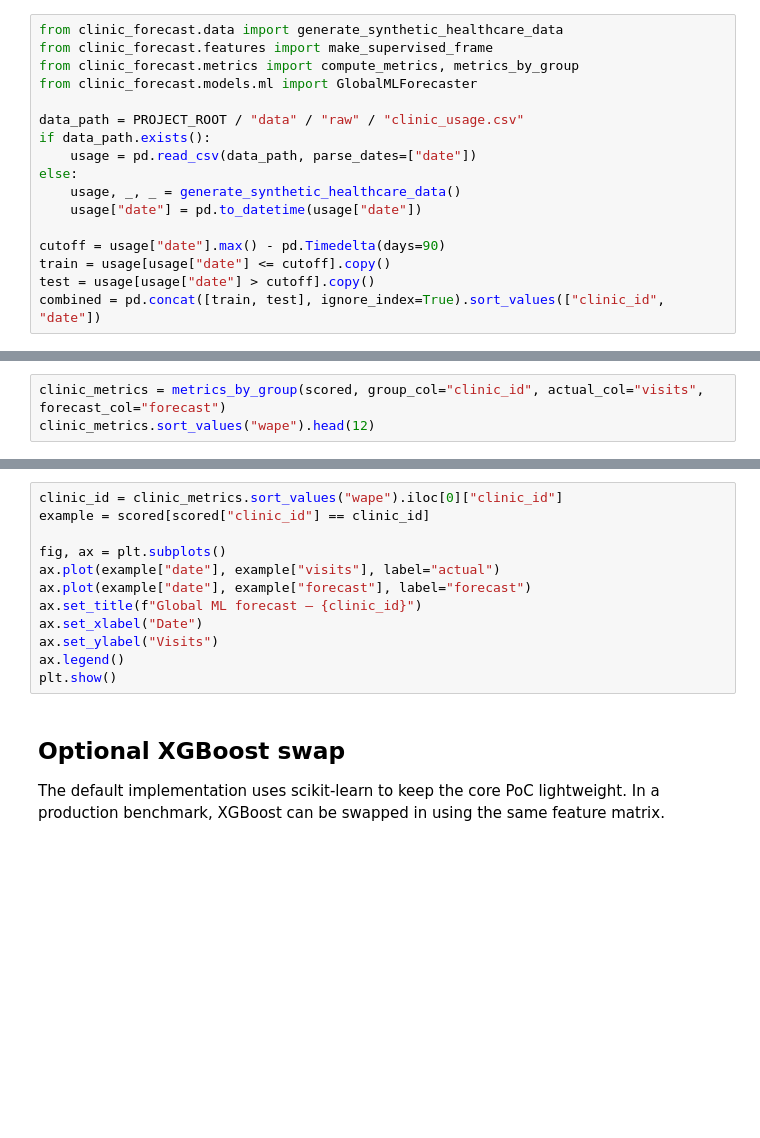
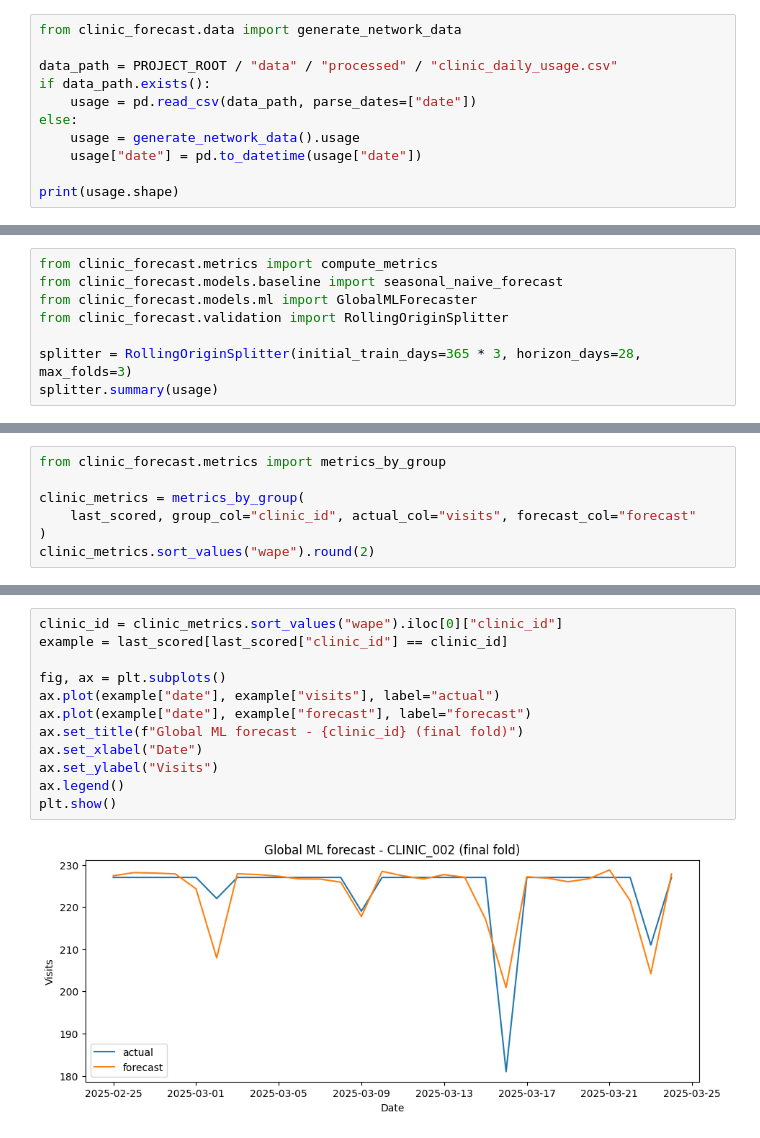
Before and after one commit to DiogoRibeiro7/clinic-forecasting-platform, a Jupyter notebook: notebooks/04_global_ml_forecaster_xgboost_style.ipynb, the cells around one changed output, grey strips where cells are left out. Cells and saved outputs as stored; diff of their text form; blank space fills up the shorter version.

```diff
--- a/notebooks/04_global_ml_forecaster_xgboost_style.ipynb
+++ b/notebooks/04_global_ml_forecaster_xgboost_style.ipynb
@@ -23,19 +27,13 @@ if str(SRC) not in sys.path:
 pd.set_option("display.max_columns", 80)
 plt.rcParams["figure.figsize"] = (11, 4)
 # %%
-from clinic_forecast.data import generate_synthetic_healthcare_data
-from clinic_forecast.features import make_supervised_frame
-from clinic_forecast.metrics import compute_metrics, metrics_by_group
-from clinic_forecast.models.ml import GlobalMLForecaster
+from clinic_forecast.data import generate_network_data
 
-data_path = PROJECT_ROOT / "data" / "raw" / "clinic_usage.csv"
+data_path = PROJECT_ROOT / "data" / "processed" / "clinic_daily_usage.csv"
 if data_path.exists():
     usage = pd.read_csv(data_path, parse_dates=["date"])
 else:
-    usage, _, _ = generate_synthetic_healthcare_data()
+    usage = generate_network_data().usage
     usage["date"] = pd.to_datetime(usage["date"])
 
-cutoff = usage["date"].max() - pd.Timedelta(days=90)
-train = usage[usage["date"] <= cutoff].copy()
-test = usage[usage["date"] > cutoff].copy()
-combined = pd.concat([train, test], ignore_index=True).sort_values(["clinic_id", "date"])
+print(usage.shape)
@@ -48,0 +49,8 @@ supervised.head()
+# %%
+from clinic_forecast.metrics import compute_metrics
+from clinic_forecast.models.baseline import seasonal_naive_forecast
+from clinic_forecast.models.ml import GlobalMLForecaster
+from clinic_forecast.validation import RollingOriginSplitter
+
+splitter = RollingOriginSplitter(initial_train_days=365 * 3, horizon_days=28, max_folds=3)
+splitter.summary(usage)
@@ -67,3 +100,7 @@ A healthcare network needs clinic-level diagnostics. A good network average can
 # %%
-clinic_metrics = metrics_by_group(scored, group_col="clinic_id", actual_col="visits", forecast_col="forecast")
-clinic_metrics.sort_values("wape").head(12)
+from clinic_forecast.metrics import metrics_by_group
+
+clinic_metrics = metrics_by_group(
+    last_scored, group_col="clinic_id", actual_col="visits", forecast_col="forecast"
+)
+clinic_metrics.sort_values("wape").round(2)
@@ -70,16 +121,14 @@ clinic_metrics.sort_values("wape").head(12)
 # %%
 clinic_id = clinic_metrics.sort_values("wape").iloc[0]["clinic_id"]
-example = scored[scored["clinic_id"] == clinic_id]
+example = last_scored[last_scored["clinic_id"] == clinic_id]
 
 fig, ax = plt.subplots()
 ax.plot(example["date"], example["visits"], label="actual")
 ax.plot(example["date"], example["forecast"], label="forecast")
-ax.set_title(f"Global ML forecast — {clinic_id}")
+ax.set_title(f"Global ML forecast - {clinic_id} (final fold)")
 ax.set_xlabel("Date")
 ax.set_ylabel("Visits")
 ax.legend()
 plt.show()
+# %% [output]
+[figure, added]
-# %% [markdown]
-## Optional XGBoost swap
-
-The default implementation uses scikit-learn to keep the core PoC lightweight. In a production benchmark, XGBoost can be swapped in using the same feature matrix.
```
Also changed, not shown: parts of 15 cells of this notebook, 3 other files.
